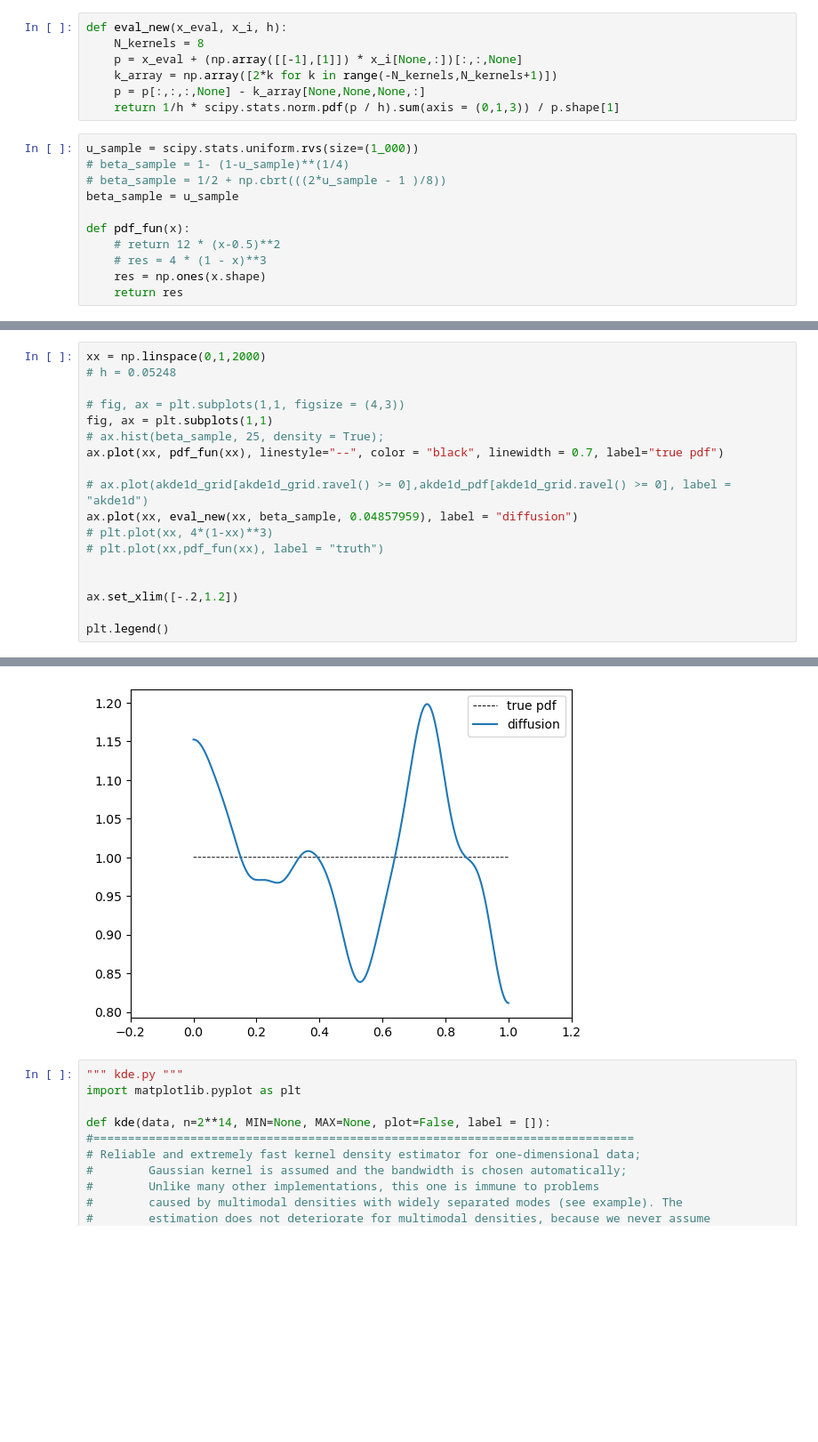
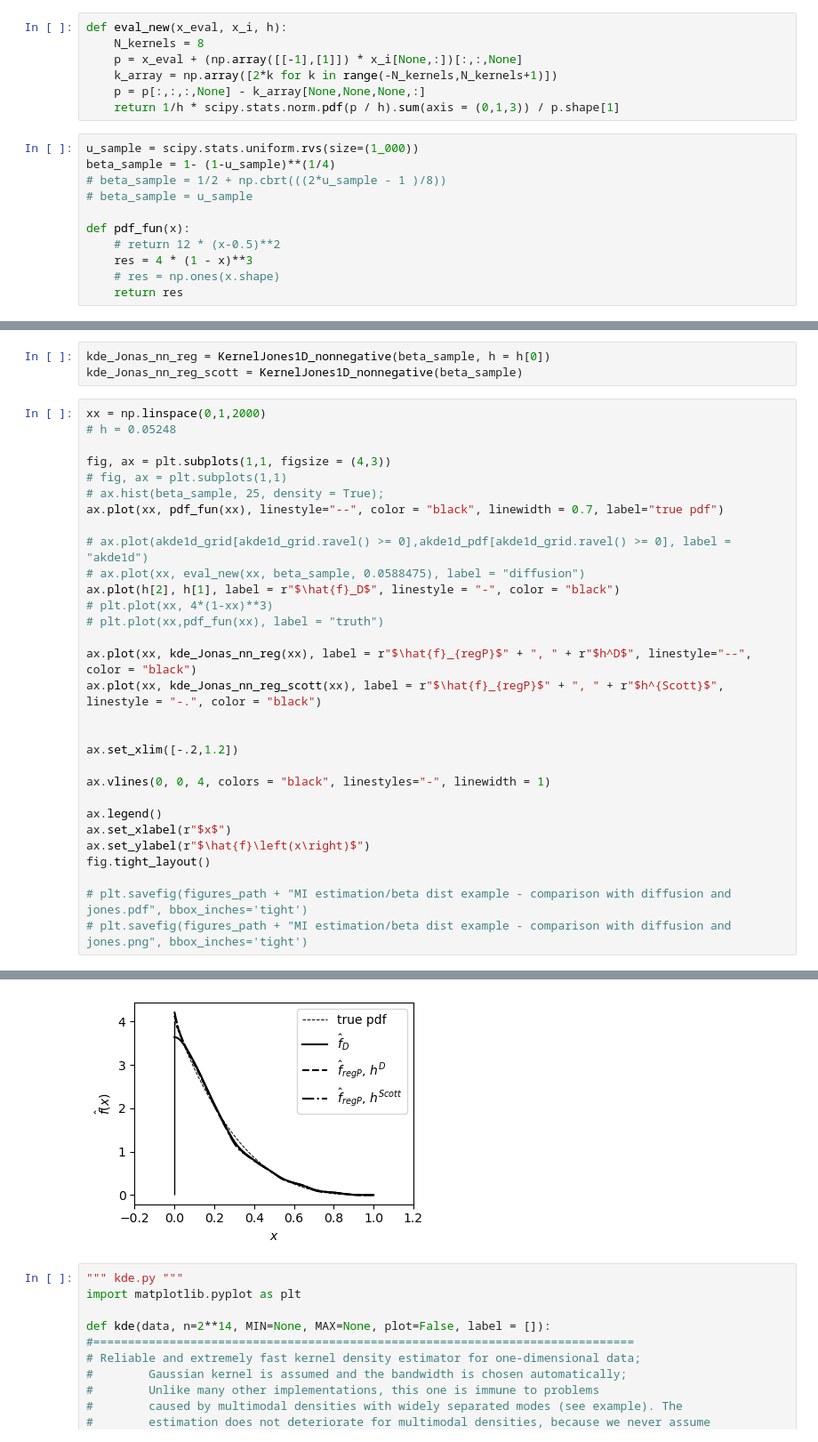
Before and after one commit to jonasbruhub/Analysis-of-Production-flow-systems-with-focus-on-industry, a Jupyter notebook: Simulations and code/MI computation - KDE - diffusion.ipynb, the cells around one changed output, grey strips where cells are left out. Shown at 89% size. Drawn from its saved outputs; the diff is of its cells as text; blank space fills up the shorter version.

```diff
--- a/Simulations and code/MI computation - KDE - diffusion.ipynb
+++ b/Simulations and code/MI computation - KDE - diffusion.ipynb
@@ -154,14 +154,14 @@ def eval_new(x_eval, x_i, h):
     return 1/h * scipy.stats.norm.pdf(p / h).sum(axis = (0,1,3)) / p.shape[1]
 # %%
 u_sample = scipy.stats.uniform.rvs(size=(1_000))
-# beta_sample = 1- (1-u_sample)**(1/4)
+beta_sample = 1- (1-u_sample)**(1/4)
 # beta_sample = 1/2 + np.cbrt(((2*u_sample - 1 )/8))
-beta_sample = u_sample
+# beta_sample = u_sample
 
 def pdf_fun(x):
     # return 12 * (x-0.5)**2
-    # res = 4 * (1 - x)**3
-    res = np.ones(x.shape)
+    res = 4 * (1 - x)**3
+    # res = np.ones(x.shape)
     return res
 # %%
 h = kde(beta_sample, MIN = 0, MAX = 1)
@@ -171,19 +176,34 @@ print(h[0])
+# %%
+kde_Jonas_nn_reg = KernelJones1D_nonnegative(beta_sample, h = h[0])
+kde_Jonas_nn_reg_scott = KernelJones1D_nonnegative(beta_sample)
 # %%
 xx = np.linspace(0,1,2000)
 # h = 0.05248
 
-# fig, ax = plt.subplots(1,1, figsize = (4,3))
-fig, ax = plt.subplots(1,1)
+fig, ax = plt.subplots(1,1, figsize = (4,3))
+# fig, ax = plt.subplots(1,1)
 # ax.hist(beta_sample, 25, density = True);
 ax.plot(xx, pdf_fun(xx), linestyle="--", color = "black", linewidth = 0.7, label="true pdf")
 
 # ax.plot(akde1d_grid[akde1d_grid.ravel() >= 0],akde1d_pdf[akde1d_grid.ravel() >= 0], label = "akde1d")
-ax.plot(xx, eval_new(xx, beta_sample, 0.04857959), label = "diffusion")
+# ax.plot(xx, eval_new(xx, beta_sample, 0.0588475), label = "diffusion")
+ax.plot(h[2], h[1], label = r"$\hat{f}_D$", linestyle = "-", color = "black")
 # plt.plot(xx, 4*(1-xx)**3)
 # plt.plot(xx,pdf_fun(xx), label = "truth")
+
+ax.plot(xx, kde_Jonas_nn_reg(xx), label = r"$\hat{f}_{regP}$" + ", " + r"$h^D$", linestyle="--", color = "black")
+ax.plot(xx, kde_Jonas_nn_reg_scott(xx), label = r"$\hat{f}_{regP}$" + ", " + r"$h^{Scott}$", linestyle = "-.", color = "black")
 
 
 ax.set_xlim([-.2,1.2])
 
-plt.legend()
+ax.vlines(0, 0, 4, colors = "black", linestyles="-", linewidth = 1)
+
+ax.legend()
+ax.set_xlabel(r"$x$")
+ax.set_ylabel(r"$\hat{f}\left(x\right)$")
+fig.tight_layout()
+
+# plt.savefig(figures_path + "MI estimation/beta dist example - comparison with diffusion and jones.pdf", bbox_inches='tight')
+# plt.savefig(figures_path + "MI estimation/beta dist example - comparison with diffusion and jones.png", bbox_inches='tight')
 # %% [output]
@@ -191,4 +210,4 @@ plt.legend()
-[figure, old version]
+[figure, new version]
 # %%
 """ kde.py """
 import matplotlib.pyplot as plt
```
Also changed, not shown: parts of 3 cells of this notebook, 13 other files.
